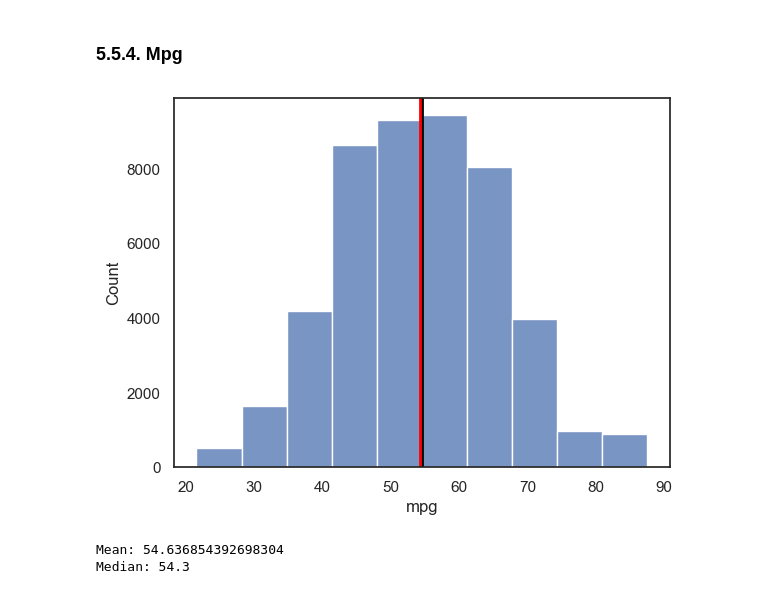
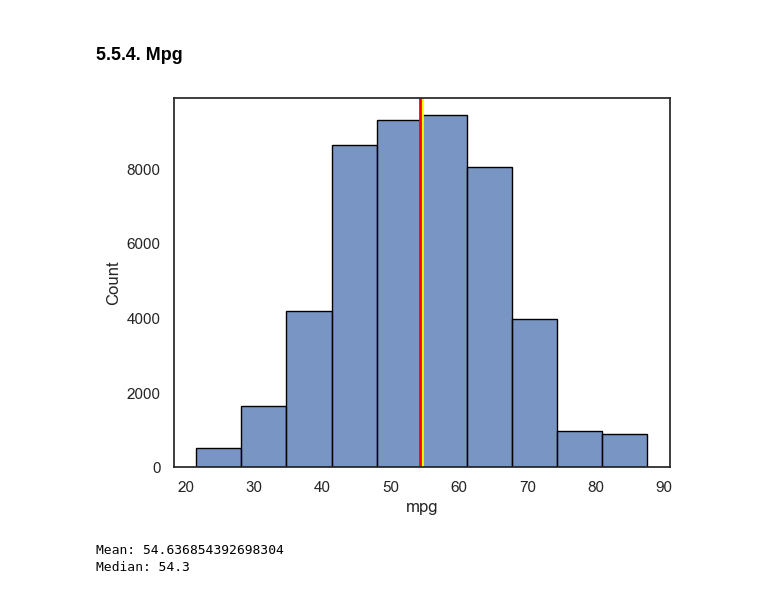
Before and after one commit to TheFriendlyTwin/Group14-Cars4You-Project, a Jupyter notebook: todo_28.10.ipynb, the cells around one changed output. Saved outputs shown, nothing was run; the diff lists cells and outputs as text; code cells hidden in the pictures.

```diff
--- a/todo_28.10.ipynb
+++ b/todo_28.10.ipynb
@@ -1221,14 +1222,14 @@ median_mpg = medians.mpg
 # %%
 fig, ax = plt.subplots()
 
-sns.histplot(mpg, bins=10)
+sns.histplot(mpg, bins=10, edgecolor='black')
 
-ax.axvline(mean_mpg, color='black', linewidth=2)
+ax.axvline(mean_mpg, color='yellow', linewidth=2)
 ax.axvline(median_mpg, color='red', linewidth=2)
 
 plt.show()
 # %% [output]
-[figure, old version]
+[figure, new version]
 # %%
 print(f'Mean: {mean_mpg} \nMedian: {median_mpg}')
 # %% [output]
```
Also changed, not shown: parts of 29 cells of this notebook.
